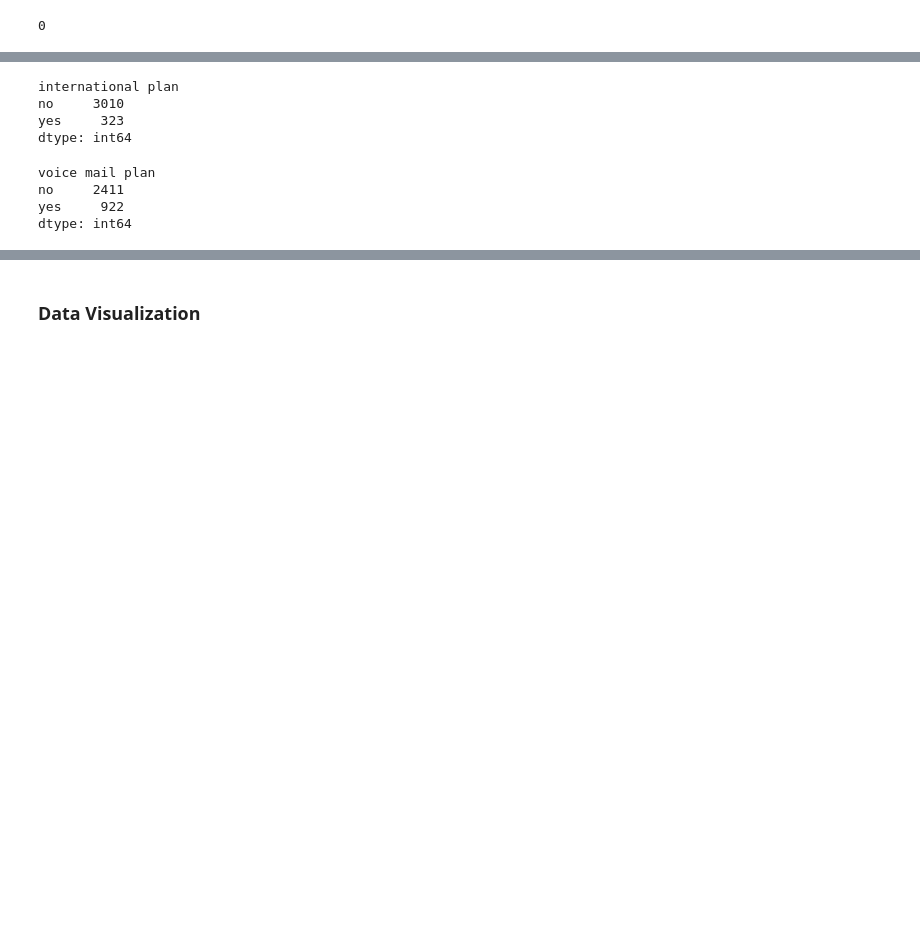
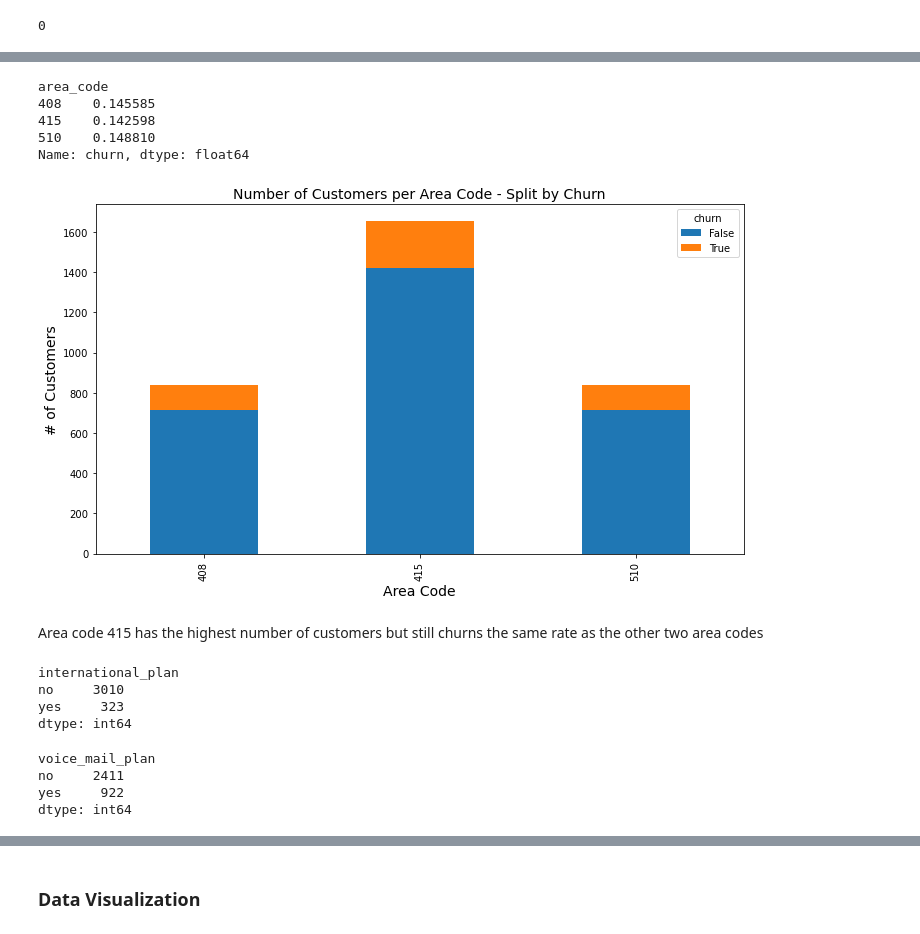
Before and after one commit to vidya-byte/phase-3-project, a Jupyter notebook: project3.ipynb, the cells around one changed output, grey strips where cells are left out. Drawn from its saved outputs; the diff is of its cells as text; code cells hidden in the pictures; blank space fills up the shorter version.

```diff
--- a/project3.ipynb
+++ b/project3.ipynb
@@ -153,18 +210,38 @@ Grouping the features that i will use to visualize data.
+# %%
+# Percentage churn by area code
+print(df.groupby(["area_code"])['churn'].mean())
+
+fig, ax = plt.subplots(figsize = (10, 6))
+df.groupby(['area_code', 'churn']).size().unstack().plot(kind='bar', stacked=True, ax = ax);
+plt.title('Number of Customers per Area Code - Split by Churn', fontsize = 14)
+ax.tick_params(axis = 'both', labelsize = 10)
+plt.xlabel('Area Code', fontsize = 14)
+plt.ylabel('# of Customers', fontsize = 14)
+plt.tight_layout()
+# %% [output]
+area_code
+408    0.145585
+415    0.142598
+510    0.148810
+Name: churn, dtype: float64
+[figure, added]
+# %% [markdown]
+Area code 415 has the highest number of customers but still churns the same rate as the other two area codes
 # %%
 # Group by 'international plan' and count the number of customers
-grouped_international_plan = df.groupby('international plan').size()
+grouped_international_plan = df.groupby('international_plan').size()
 print(grouped_international_plan)
 # %% [output]
-international plan
+international_plan
 no     3010
 yes     323
 dtype: int64
 # %%
 # Group by 'voice mail plan' and count the number of customers
-grouped_voice_mail_plan = df.groupby('voice mail plan').size()
+grouped_voice_mail_plan = df.groupby('voice_mail_plan').size()
 print(grouped_voice_mail_plan)
 # %% [output]
-voice mail plan
+voice_mail_plan
 no     2411
 yes     922
 dtype: int64
```
Also changed, not shown: parts of 31 cells of this notebook, 6 other files.
